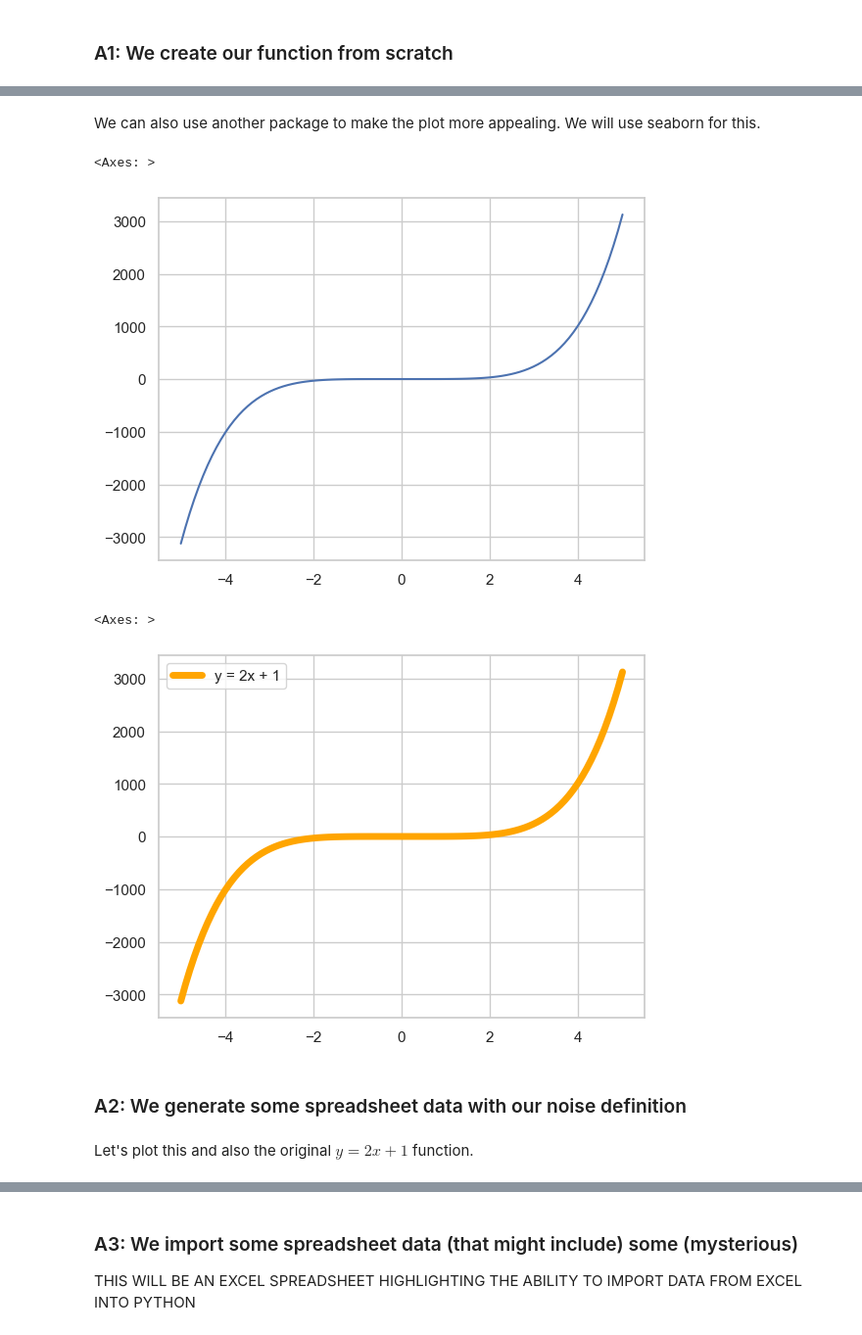
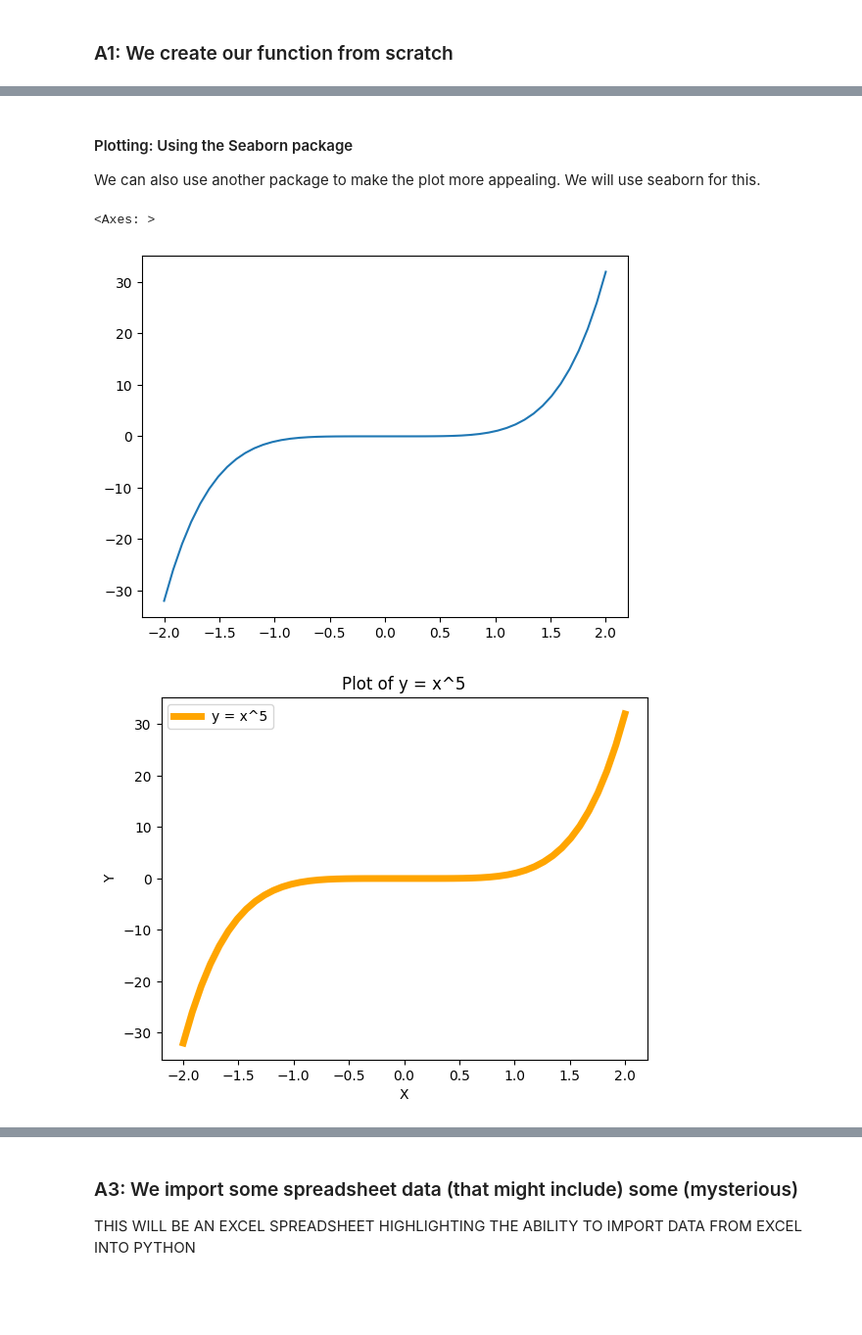
Before and after one commit to UoA-eResearch/ResBaz24Python, a Jupyter notebook: IntroductionToPython.ipynb, the cells around one changed output, grey strips where cells are left out. Shown at 98% size. Saved outputs shown, nothing was run; the diff lists cells and outputs as text; code cells hidden in the pictures; blank space fills up the shorter version.

```diff
--- a/IntroductionToPython.ipynb
+++ b/IntroductionToPython.ipynb
@@ -441,11 +493,11 @@ import numpy as np
 import seaborn as sns
 
 # Define the function
-def f(x):
-    return x**5 + 1
+def f(x): # we have created a function simlar to our 'school maths' notation; we could have given it any name
+    return x**5 # this is the Python notation for 'to the power of 5'
 
 # Generate values for x
-x = np.linspace(-5, 5, 100)  # 100 points between -5 and 5
+x = np.linspace(-2, 2, 50)  # this is not working with continuous values, but with a range of 50 values between -2 and 2
 
 # Compute corresponding y values
 y = f(x)
@@ -476,17 +531,23 @@ plt.show()
 # %% [markdown]
+#### Plotting: Using the Seaborn package
 We can also use another package to make the plot more appealing. We will use seaborn for this.
 # %%
 # Plot the function using Seaborn
 sns.lineplot(x=x, y=y)
 # %% [output]
 <Axes: >
-[figure, old version]
+[figure, new version]
 # %%
-# Set title using Matplotlib
-# plt.title('Plot of y = 2x + 1') # depending on your circumstances, it might be good practice to set a title
-sns.lineplot(x=x, y=y, label='y = x^5 + 1', color='orange', linewidth=5)
+# adding more information
+plt.title('Plot of y = x^5') # depending on your circumstances, it might be good practice to set a title
+sns.lineplot(x=x, y=y, label='y = x^5', color='orange', linewidth=5)
+
+# Cumbersome way of adding x and y axis titles
+plt.xlabel('X')  # Set your x-axis title
+plt.ylabel('Y')  # Set your y-axis title
+
+# Display the plot
+plt.legend()  # Display the legend
+plt.show()
 # %% [output]
-<Axes: >
-[figure, old version]
+[figure, new version]
-# %% [markdown]
-### A2: We generate some spreadsheet data with our noise definition
@@ -515,2 +553,0 @@ with open('A2withNoise.csv', 'w', newline='') as csvfile:
-# %% [markdown]
-Let's plot this and also the original $y = 2x + 1$ function.
```
Also changed, not shown: parts of 51 cells of this notebook, 2 other files.
